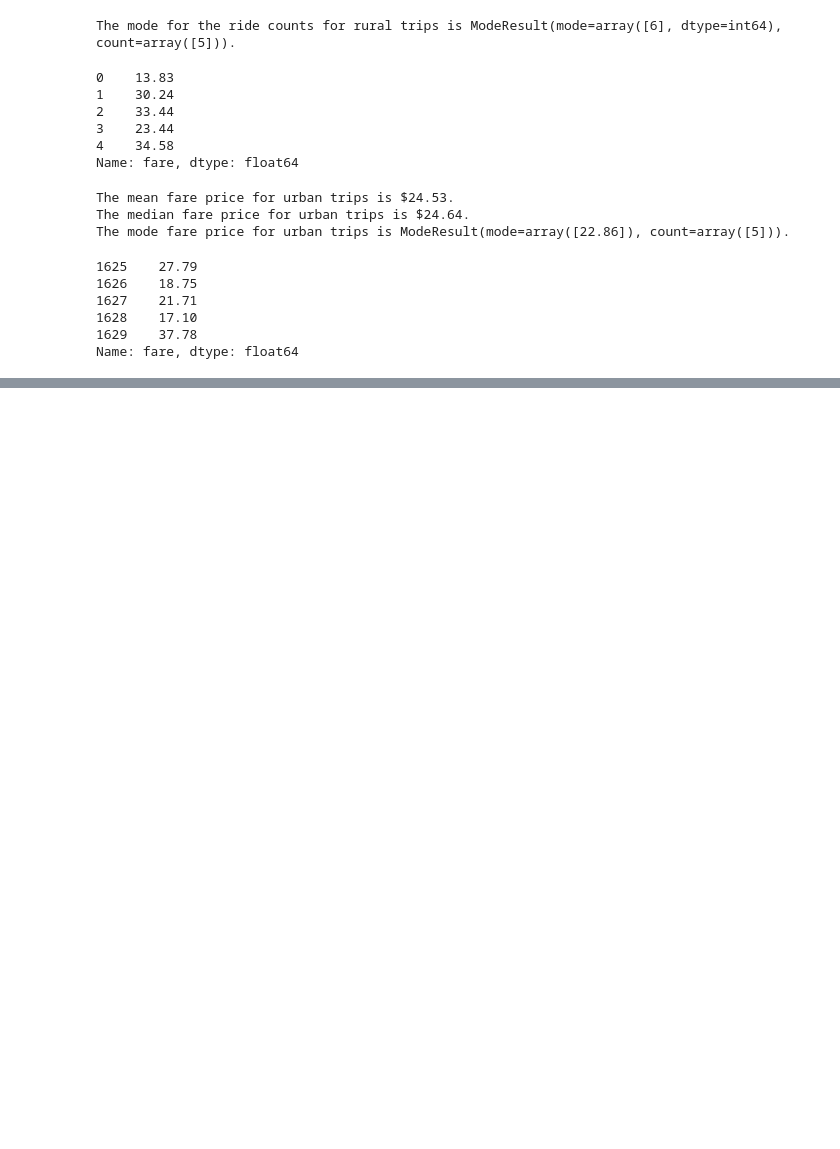
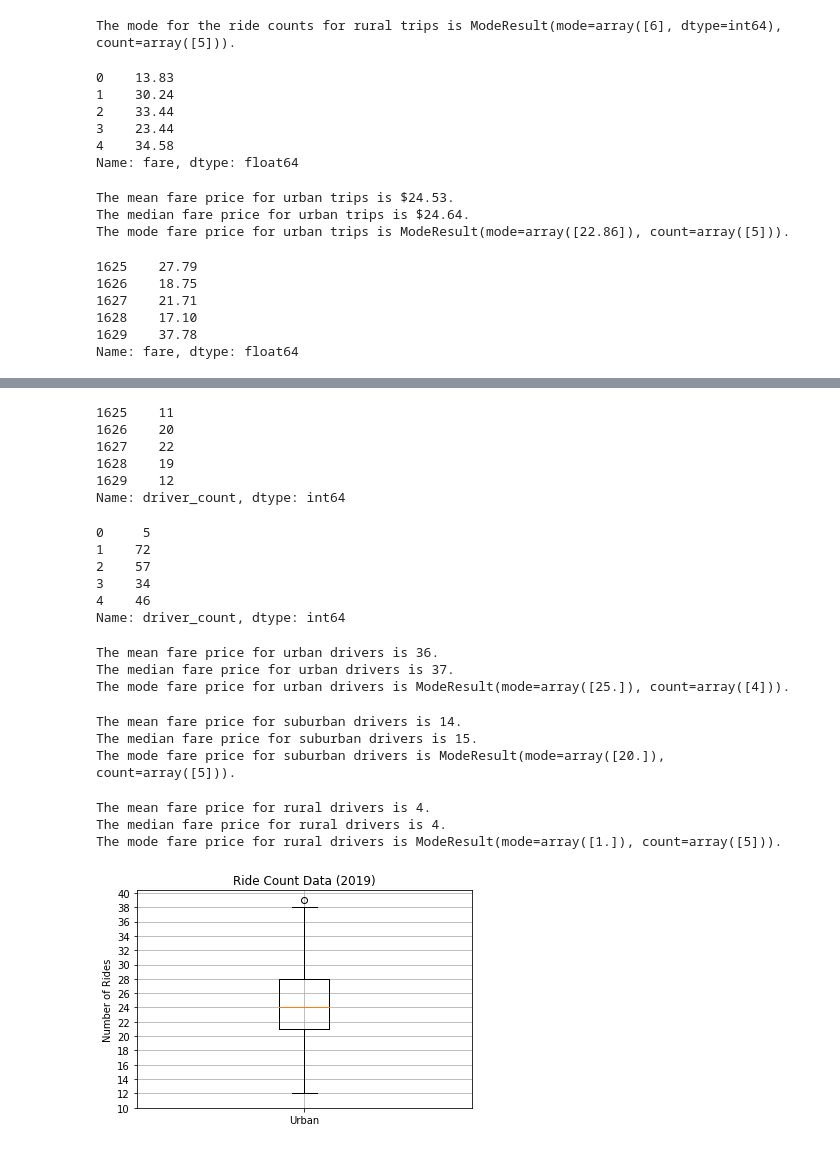
Before and after one commit to mmh926/PyBer_Analysis, a Jupyter notebook: PyBer.ipynb, the cells around one changed output, grey strips where cells are left out. Saved outputs shown, nothing was run; the diff lists cells and outputs as text; code cells hidden in the pictures; blank space fills up the shorter version.

Commit message:
Add Box-and-Whisker Plots to PyBer Analysis

```diff
--- a/PyBer.ipynb
+++ b/PyBer.ipynb
@@ -521,0 +562,77 @@ suburban_fares.head()
+# %%
+# Get the driver count data from the suburban cities.
+suburban_drivers = suburban_cities_df['driver_count']
+suburban_drivers.head()
+# %% [output]
+1625    11
+1626    20
+1627    22
+1628    19
+1629    12
+Name: driver_count, dtype: int64
+# %%
+# Get the driver count data from the rural cities.
+rural_drivers = urban_cities_df['driver_count']
+rural_drivers.head()
+# %% [output]
+0     5
+1    72
+2    57
+3    34
+4    46
+Name: driver_count, dtype: int64
+# %%
+# Calculate the measures of central tendency for the average number of drivers for the urban cities.
+mean_urban_driver_count = np.mean(urban_driver_count)
+print(f"The mean fare price for urban drivers is {mean_urban_driver_count:.0f}.")
+
+median_urban_driver_count = np.median(urban_driver_count)
+print(f"The median fare price for urban drivers is {median_urban_driver_count:.0f}.")
+
+mode_urban_driver_count = sts.mode(urban_driver_count)
+print(f"The mode fare price for urban drivers is {mode_urban_driver_count}.")
+# %% [output]
+The mean fare price for urban drivers is 36.
+The median fare price for urban drivers is 37.
+The mode fare price for urban drivers is ModeResult(mode=array([25.]), count=array([4])).
+# %%
+# Calculate the measures of central tendency for the average number of drivers for the suburban cities.
+mean_suburban_driver_count = np.mean(suburban_driver_count)
+print(f"The mean fare price for suburban drivers is {mean_suburban_driver_count:.0f}.")
+
+median_suburban_driver_count = np.median(suburban_driver_count)
+print(f"The median fare price for suburban drivers is {median_suburban_driver_count:.0f}.")
+
+mode_suburban_driver_count = sts.mode(suburban_driver_count)
+print(f"The mode fare price for suburban drivers is {mode_suburban_driver_count}.")
+# %% [output]
+The mean fare price for suburban drivers is 14.
+The median fare price for suburban drivers is 15.
+The mode fare price for suburban drivers is ModeResult(mode=array([20.]), count=array([5])).
+# %%
+# Calculate the measures of central tendency for the average number of drivers for the rural cities.
+mean_rural_driver_count = np.mean(rural_driver_count)
+print(f"The mean fare price for rural drivers is {mean_rural_driver_count:.0f}.")
+
+median_rural_driver_count = np.median(rural_driver_count)
+print(f"The median fare price for rural drivers is {median_rural_driver_count:.0f}.")
+
+mode_rural_driver_count = sts.mode(rural_driver_count)
+print(f"The mode fare price for rural drivers is {mode_rural_driver_count}.")
+# %% [output]
+The mean fare price for rural drivers is 4.
+The median fare price for rural drivers is 4.
+The mode fare price for rural drivers is ModeResult(mode=array([1.]), count=array([5])).
+# %%
+# Create a box-and-whisker plot for the urban cities ride count.
+x_labels = ["Urban"]
+fig, ax = plt.subplots()
+ax.boxplot(urban_ride_count, labels=x_labels)
+# Add the title, y-axis label and grid.
+ax.set_title('Ride Count Data (2019)')
+ax.set_ylabel('Number of Rides')
+ax.set_yticks(np.arange(10, 41, step=2.0))
+ax.grid()
+plt.show()
+# %% [output]
+[figure, added]
```
Also changed, not shown: parts of 17 cells of this notebook.
